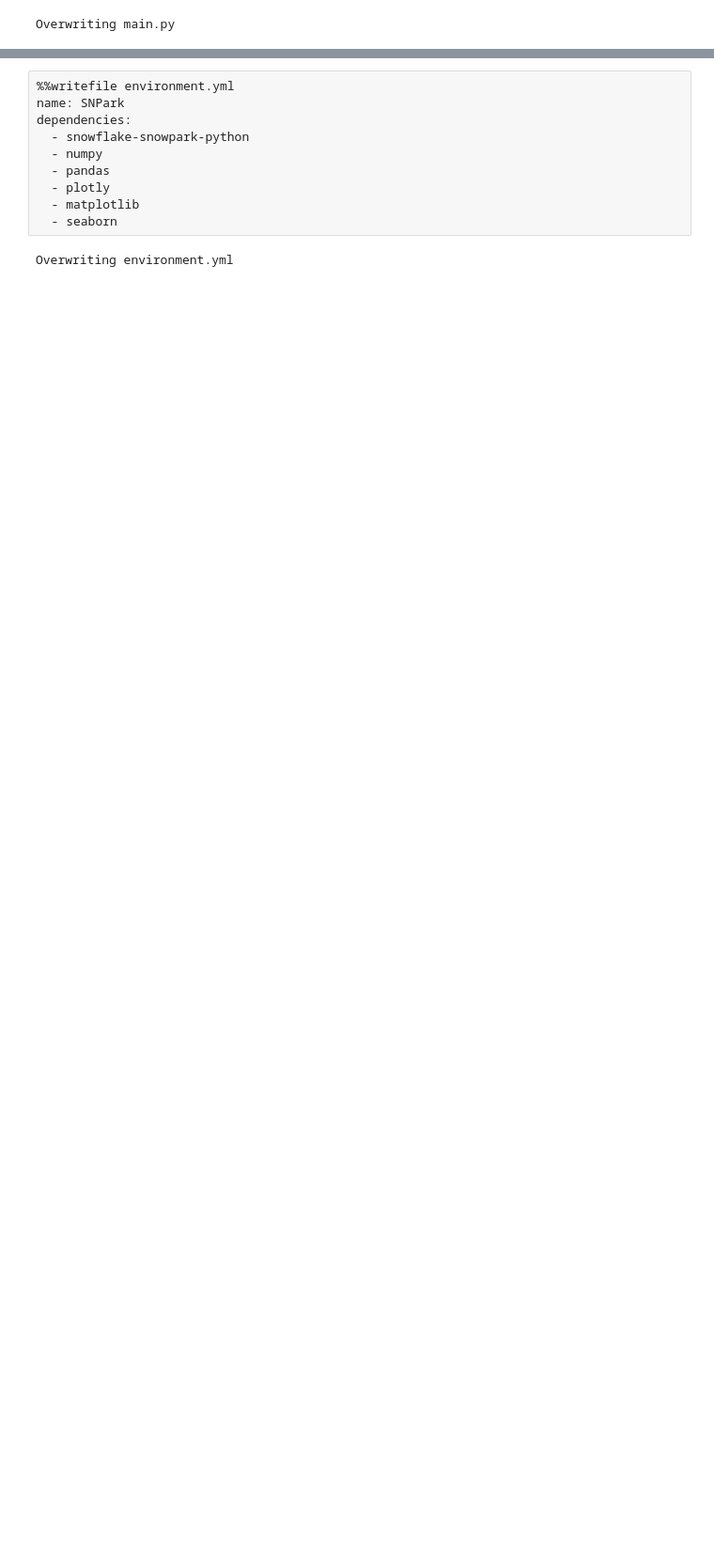
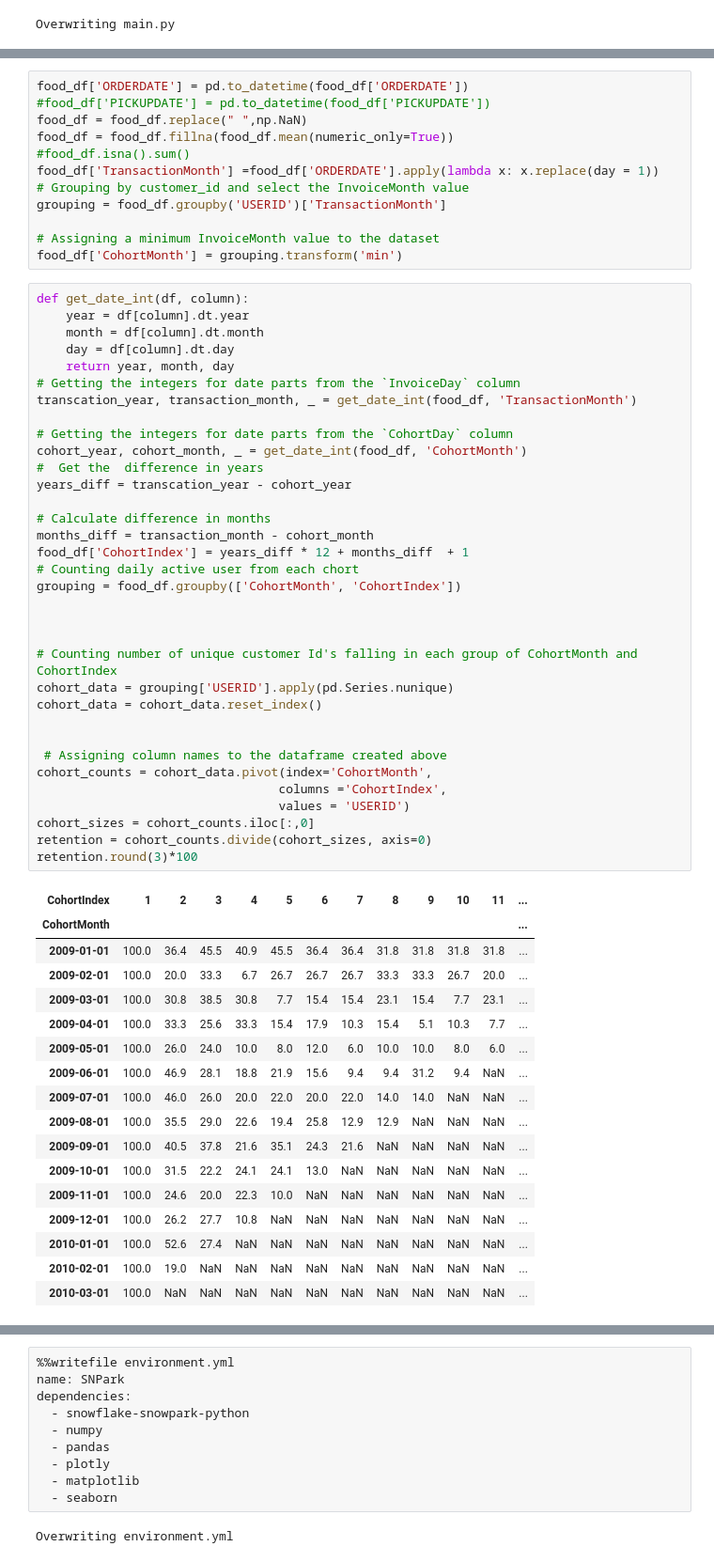
Before and after one commit to AI-Driven-Digital-Marketing/Cohort-Analysis-on-Snowflake, a Jupyter notebook: Analysis.ipynb, the cells around one changed output, grey strips where cells are left out. Shown at 94% size. Drawn from its saved outputs; the diff is of its cells as text; blank space fills up the shorter version.

```diff
--- a/Analysis.ipynb
+++ b/Analysis.ipynb
@@ -397,3 +386,67 @@ dtype: object
+# %%
+food_df['ORDERDATE'] = pd.to_datetime(food_df['ORDERDATE'])
+#food_df['PICKUPDATE'] = pd.to_datetime(food_df['PICKUPDATE'])
+food_df = food_df.replace(" ",np.NaN)
+food_df = food_df.fillna(food_df.mean(numeric_only=True))
+#food_df.isna().sum()
+food_df['TransactionMonth'] =food_df['ORDERDATE'].apply(lambda x: x.replace(day = 1))
+# Grouping by customer_id and select the InvoiceMonth value
+grouping = food_df.groupby('USERID')['TransactionMonth']
+
+# Assigning a minimum InvoiceMonth value to the dataset
+food_df['CohortMonth'] = grouping.transform('min')
+# %%
+def get_date_int(df, column):
+    year = df[column].dt.year
+    month = df[column].dt.month
+    day = df[column].dt.day
+    return year, month, day
+# Getting the integers for date parts from the `InvoiceDay` column
+transcation_year, transaction_month, _ = get_date_int(food_df, 'TransactionMonth')
+
+# Getting the integers for date parts from the `CohortDay` column
+cohort_year, cohort_month, _ = get_date_int(food_df, 'CohortMonth')
+#  Get the  difference in years
+years_diff = transcation_year - cohort_year
+
+# Calculate difference in months
+months_diff = transaction_month - cohort_month
+food_df['CohortIndex'] = years_diff * 12 + months_diff  + 1
+# Counting daily active user from each chort
+grouping = food_df.groupby(['CohortMonth', 'CohortIndex'])
+
+
+
+# Counting number of unique customer Id's falling in each group of CohortMonth and CohortIndex
+cohort_data = grouping['USERID'].apply(pd.Series.nunique)
+cohort_data = cohort_data.reset_index()
+
+
+ # Assigning column names to the dataframe created above
+cohort_counts = cohort_data.pivot(index='CohortMonth',
+                                 columns ='CohortIndex',
+                                 values = 'USERID')
+cohort_sizes = cohort_counts.iloc[:,0]
+retention = cohort_counts.divide(cohort_sizes, axis=0)
+retention.round(3)*100
+# %% [output]
+| CohortIndex | 1 | 2 | 3 | 4 | 5 | 6 | 7 | 8 | 9 | 10 | 11 | ... |
+| CohortMonth |  |  |  |  |  |  |  |  |  |  |  | ... |
+| 2009-01-01 | 100.0 | 36.4 | 45.5 | 40.9 | 45.5 | 36.4 | 36.4 | 31.8 | 31.8 | 31.8 | 31.8 | ... |
+| 2009-02-01 | 100.0 | 20.0 | 33.3 | 6.7 | 26.7 | 26.7 | 26.7 | 33.3 | 33.3 | 26.7 | 20.0 | ... |
+| 2009-03-01 | 100.0 | 30.8 | 38.5 | 30.8 | 7.7 | 15.4 | 15.4 | 23.1 | 15.4 | 7.7 | 23.1 | ... |
+| 2009-04-01 | 100.0 | 33.3 | 25.6 | 33.3 | 15.4 | 17.9 | 10.3 | 15.4 | 5.1 | 10.3 | 7.7 | ... |
+| 2009-05-01 | 100.0 | 26.0 | 24.0 | 10.0 | 8.0 | 12.0 | 6.0 | 10.0 | 10.0 | 8.0 | 6.0 | ... |
+| 2009-06-01 | 100.0 | 46.9 | 28.1 | 18.8 | 21.9 | 15.6 | 9.4 | 9.4 | 31.2 | 9.4 | NaN | ... |
+| 2009-07-01 | 100.0 | 46.0 | 26.0 | 20.0 | 22.0 | 20.0 | 22.0 | 14.0 | 14.0 | NaN | NaN | ... |
+| 2009-08-01 | 100.0 | 35.5 | 29.0 | 22.6 | 19.4 | 25.8 | 12.9 | 12.9 | NaN | NaN | NaN | ... |
+| 2009-09-01 | 100.0 | 40.5 | 37.8 | 21.6 | 35.1 | 24.3 | 21.6 | NaN | NaN | NaN | NaN | ... |
+| 2009-10-01 | 100.0 | 31.5 | 22.2 | 24.1 | 24.1 | 13.0 | NaN | NaN | NaN | NaN | NaN | ... |
+| 2009-11-01 | 100.0 | 24.6 | 20.0 | 22.3 | 10.0 | NaN | NaN | NaN | NaN | NaN | NaN | ... |
+| 2009-12-01 | 100.0 | 26.2 | 27.7 | 10.8 | NaN | NaN | NaN | NaN | NaN | NaN | NaN | ... |
+| 2010-01-01 | 100.0 | 52.6 | 27.4 | NaN | NaN | NaN | NaN | NaN | NaN | NaN | NaN | ... |
+| 2010-02-01 | 100.0 | 19.0 | NaN | NaN | NaN | NaN | NaN | NaN | NaN | NaN | NaN | ... |
+| 2010-03-01 | 100.0 | NaN | NaN | NaN | NaN | NaN | NaN | NaN | NaN | NaN | NaN | ... |
 # %%
 %%writefile pages/Food_Cohort_Analysis.py
 import streamlit as st
```
Also changed, not shown: parts of 7 cells of this notebook, 1 other file.
